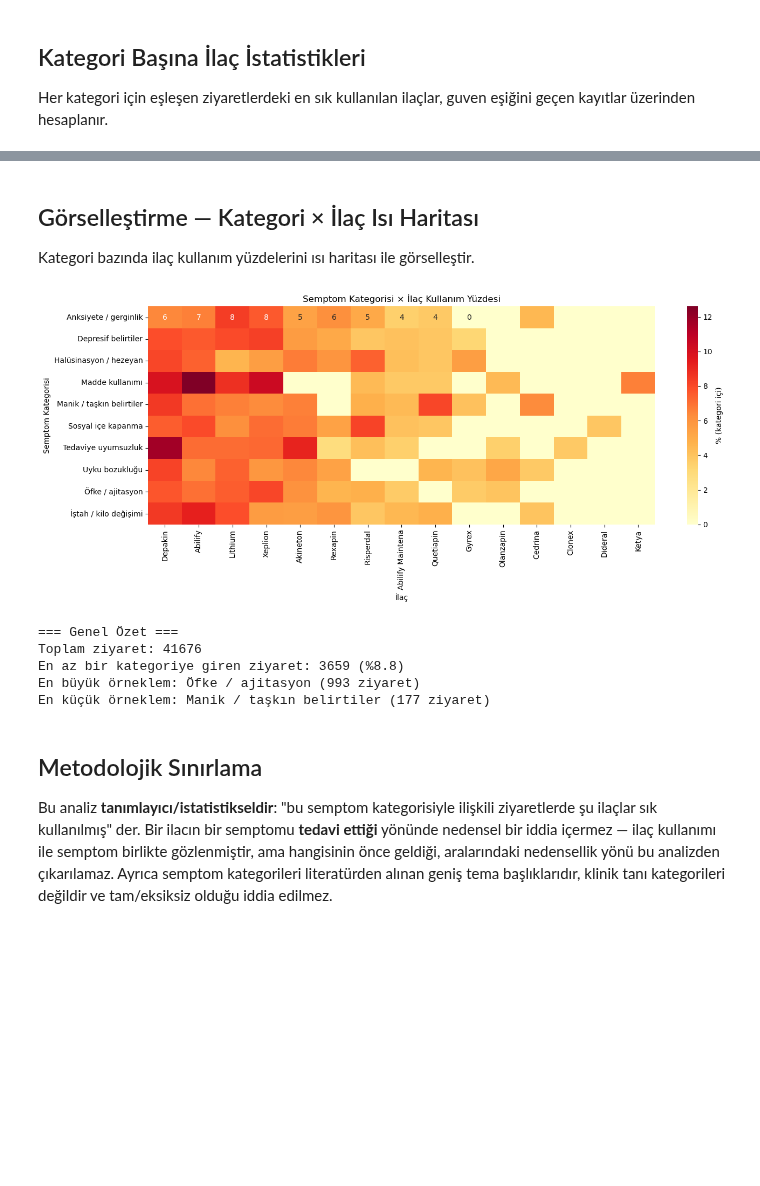
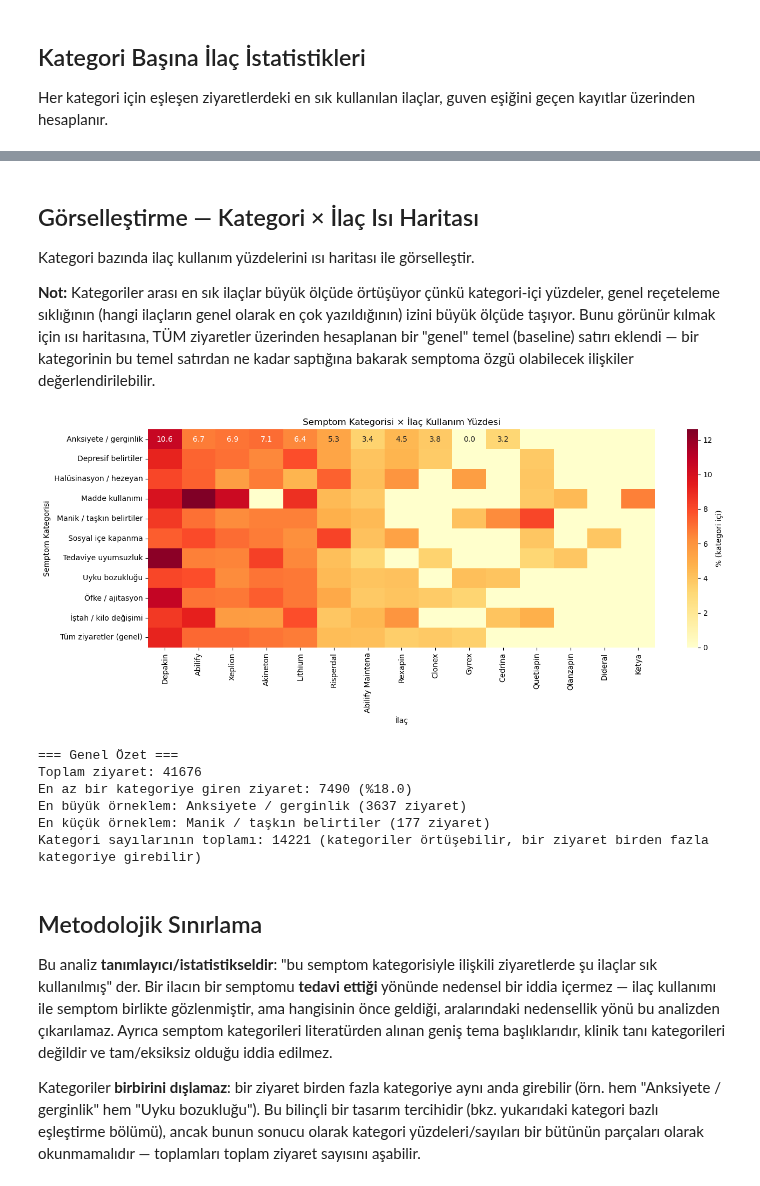
Before and after one commit to betulflz/trsm-psikiyatri-nlp, a Jupyter notebook: notebooks/semptom_ilac_iliskisi.ipynb, the cells around one changed output, grey strips where cells are left out. Cells and saved outputs as stored; diff of their text form; code cells hidden in the pictures; blank space fills up the shorter version.

Commit message:
fix: address final review findings - top_n truncation, baseline row, overlap disclosure

```diff
--- a/notebooks/semptom_ilac_iliskisi.ipynb
+++ b/notebooks/semptom_ilac_iliskisi.ipynb
@@ -92,6 +103,14 @@ def kategori_esleyen_ziyaretler(tohumlar, embeddings, ziyaret_ids, phrases, mode
             qemb, embeddings, ziyaret_ids, phrases,
             top_n=top_n, min_similarity=min_similarity,
         )
+        # Sağlık kontrolü: find_similar_phrases önce top_n ile sınırlayıp SONRA
+        # eşik filtresi uyguluyor. Eğer ham sonuç sayısı top_n'e tam eşitse, bu
+        # top_n'in gerçek eşik-üstü eşleşme sayısını kestiğinin işareti olabilir.
+        if len(matches) == top_n:
+            print(
+                f"  [UYARI] '{tohum}' tohumu için sonuç sayısı top_n'e ({top_n}) "
+                "tam eşit -- olası kesme (truncation), top_n artırılmalı."
+            )
         eslenen.update(m["ziyaret_id"] for m in matches)
     return eslenen
 
@@ -107,7 +126,7 @@ kategori_ozet_df = pd.DataFrame([
     {
         "kategori": kategori,
         "eslesen_ziyaret_sayisi": len(ziyaret_id_seti),
-        "kucuk_ornemklem": len(ziyaret_id_seti) < KUCUK_ORNEKLEM_ESIGI,
+        "kucuk_orneklem": len(ziyaret_id_seti) < KUCUK_ORNEKLEM_ESIGI,
     }
     for kategori, ziyaret_id_seti in kategori_ziyaretleri.items()
 ]).sort_values("eslesen_ziyaret_sayisi", ascending=False)
@@ -191,26 +210,59 @@ Uyku bozukluğu — 581 ziyaret
 ## Görselleştirme — Kategori × İlaç Isı Haritası
 
 Kategori bazında ilaç kullanım yüzdelerini ısı haritası ile görselleştir.
+
+**Not:** Kategoriler arası en sık ilaçlar büyük ölçüde örtüşüyor çünkü
+kategori-içi yüzdeler, genel reçeteleme sıklığının (hangi ilaçların genel
+olarak en çok yazıldığının) izini büyük ölçüde taşıyor. Bunu görünür kılmak
+için ısı haritasına, TÜM ziyaretler üzerinden hesaplanan bir "genel" temel
+(baseline) satırı eklendi — bir kategorinin bu temel satırdan ne kadar
+saptığına bakarak semptoma özgü olabilecek ilişkiler değerlendirilebilir.
 # %%
-pivot_df = kategori_ilac_df.pivot_table(
+# Genel (tüm ziyaretler) ilaç dağılımı -- kategori yüzdelerini karşılaştırmak
+# için bir referans/temel (baseline) satırı olarak kullanılır.
+cur = conn.cursor()
+cur.execute("SELECT id FROM ziyaret")
+tum_ziyaret_ids = [row[0] for row in cur.fetchall()]
+
+genel_istatistikler = compute_drug_statistics(conn, tum_ziyaret_ids, guven_esigi=GUVEN_ESIGI)
+GENEL_SATIR_ADI = "Tüm ziyaretler (genel)"
+genel_satirlari = [
+    {
+        "kategori": GENEL_SATIR_ADI,
+        "ilac": satir["ilac"],
+        "sayi": satir["sayi"],
+        "yuzde": satir["yuzde"],
+    }
+    for satir in genel_istatistikler[:10]
+]
+
+kategori_ilac_df_baseline = pd.concat(
+    [kategori_ilac_df, pd.DataFrame(genel_satirlari)], ignore_index=True,
+)
+
+pivot_df = kategori_ilac_df_baseline.pivot_table(
     index="kategori", columns="ilac", values="yuzde", fill_value=0,
 )
 
 # En sık geçen ilk 15 ilaca göre sütunları sınırla (okunabilirlik için)
 en_sik_ilaclar = (
-    kategori_ilac_df.groupby("ilac")["sayi"].sum().sort_values(ascending=False).head(15).index
+    kategori_ilac_df_baseline.groupby("ilac")["sayi"].sum().sort_values(ascending=False).head(15).index
 )
 pivot_df = pivot_df[[ilac for ilac in en_sik_ilaclar if ilac in pivot_df.columns]]
 
+# Genel satırını en alta sabitle (kategorilerle karışmasın, referans olarak ayrışsın)
+kategori_sirasi = [k for k in pivot_df.index if k != GENEL_SATIR_ADI] + [GENEL_SATIR_ADI]
+pivot_df = pivot_df.loc[kategori_sirasi]
+
 plt.figure(figsize=(14, 6))
-sns.heatmap(pivot_df, annot=True, fmt=".0f", cmap="YlOrRd", cbar_kws={"label": "% (kategori içi)"})
+sns.heatmap(pivot_df, annot=True, fmt=".1f", cmap="YlOrRd", cbar_kws={"label": "% (kategori içi)"})
 plt.title("Semptom Kategorisi × İlaç Kullanım Yüzdesi")
 plt.xlabel("İlaç")
 plt.ylabel("Semptom Kategorisi")
 plt.tight_layout()
 plt.show()
 # %% [output]
-[figure, old version]
+[figure, new version]
 # %%
 toplam_eslesen_ziyaret = len(set().union(*kategori_ziyaretleri.values()))
 cur = conn.cursor()
@@ -220,17 +272,24 @@ toplam_ziyaret = cur.fetchone()[0]
 en_buyuk = kategori_ozet_df.iloc[0]
 en_kucuk = kategori_ozet_df.iloc[-1]
 
+kategori_sayilari_toplami = sum(len(s) for s in kategori_ziyaretleri.values())
+
 print("=== Genel Özet ===")
 print(f"Toplam ziyaret: {toplam_ziyaret}")
 print(f"En az bir kategoriye giren ziyaret: {toplam_eslesen_ziyaret} (%{100*toplam_eslesen_ziyaret/toplam_ziyaret:.1f})")
 print(f"En büyük örneklem: {en_buyuk['kategori']} ({en_buyuk['eslesen_ziyaret_sayisi']} ziyaret)")
 print(f"En küçük örneklem: {en_kucuk['kategori']} ({en_kucuk['eslesen_ziyaret_sayisi']} ziyaret)")
+print(
+    f"Kategori sayılarının toplamı: {kategori_sayilari_toplami} "
+    "(kategoriler örtüşebilir, bir ziyaret birden fazla kategoriye girebilir)"
+)
 # %% [output]
 === Genel Özet ===
 Toplam ziyaret: 41676
-En az bir kategoriye giren ziyaret: 3659 (%8.8)
-En büyük örneklem: Öfke / ajitasyon (993 ziyaret)
+En az bir kategoriye giren ziyaret: 7490 (%18.0)
+En büyük örneklem: Anksiyete / gerginlik (3637 ziyaret)
 En küçük örneklem: Manik / taşkın belirtiler (177 ziyaret)
+Kategori sayılarının toplamı: 14221 (kategoriler örtüşebilir, bir ziyaret birden fazla kategoriye girebilir)
 # %% [markdown]
 ## Metodolojik Sınırlama
 
@@ -241,3 +300,9 @@ kullanımı ile semptom birlikte gözlenmiştir, ama hangisinin önce geldiği,
 aralarındaki nedensellik yönü bu analizden çıkarılamaz. Ayrıca semptom
 kategorileri literatürden alınan geniş tema başlıklarıdır, klinik tanı
 kategorileri değildir ve tam/eksiksiz olduğu iddia edilmez.
+
+Kategoriler **birbirini dışlamaz**: bir ziyaret birden fazla kategoriye
+aynı anda girebilir (örn. hem "Anksiyete / gerginlik" hem "Uyku bozukluğu").
+Bu bilinçli bir tasarım tercihidir (bkz. yukarıdaki kategori bazlı eşleştirme
+bölümü), ancak bunun sonucu olarak kategori yüzdeleri/sayıları bir bütünün
+parçaları olarak okunmamalıdır — toplamları toplam ziyaret sayısını aşabilir.
```
Also changed, not shown: parts of 6 cells of this notebook.
